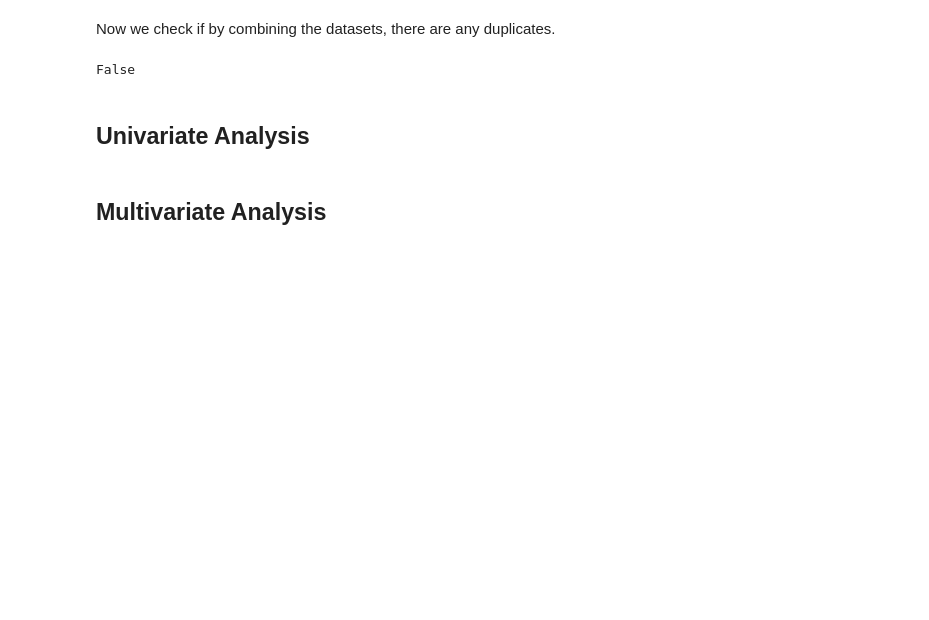
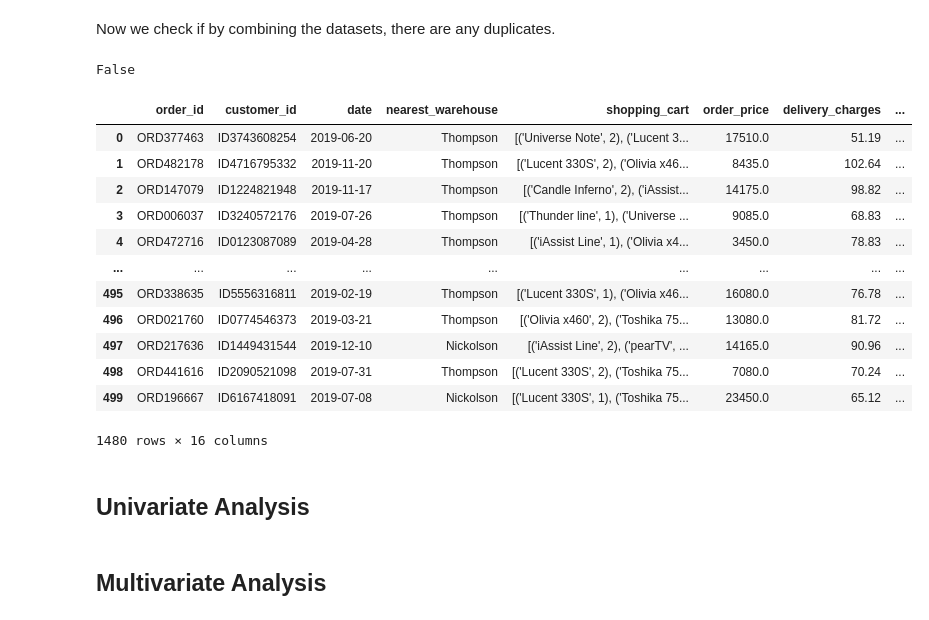
Before and after one commit to DanielTranDS/TransactionalRetailData-Wrangling-EDA, a Jupyter notebook: TransactionalRetail_Codes.ipynb, the cells around one changed output. Saved outputs shown, nothing was run; the diff lists cells and outputs as text; code cells hidden in the pictures; blank space fills up the shorter version.

Commit message:
Reset row index for the unified dataset

```diff
--- a/TransactionalRetail_Codes.ipynb
+++ b/TransactionalRetail_Codes.ipynb
@@ -1993,6 +1993,24 @@ Now we check if by combining the datasets, there are any duplicates.
 df_clean['order_id'].duplicated().any() #There are no duplicates
 # %% [output]
 False
+# %%
+#Reset row index
+df_clean.reset_index(drop=True,inplace=True)
+df_clean
+# %% [output]
+|  | order_id | customer_id | date | nearest_warehouse | shopping_cart | order_price | delivery_charges | ... |
+| 0 | ORD377463 | ID3743608254 | 2019-06-20 | Thompson | [('Universe Note', 2), ('Lucent 3... | 17510.0 | 51.19 | ... |
+| 1 | ORD482178 | ID4716795332 | 2019-11-20 | Thompson | [('Lucent 330S', 2), ('Olivia x46... | 8435.0 | 102.64 | ... |
+| 2 | ORD147079 | ID1224821948 | 2019-11-17 | Thompson | [('Candle Inferno', 2), ('iAssist... | 14175.0 | 98.82 | ... |
+| 3 | ORD006037 | ID3240572176 | 2019-07-26 | Thompson | [('Thunder line', 1), ('Universe ... | 9085.0 | 68.83 | ... |
+| 4 | ORD472716 | ID0123087089 | 2019-04-28 | Thompson | [('iAssist Line', 1), ('Olivia x4... | 3450.0 | 78.83 | ... |
+| ... | ... | ... | ... | ... | ... | ... | ... | ... |
+| 495 | ORD338635 | ID5556316811 | 2019-02-19 | Thompson | [('Lucent 330S', 1), ('Olivia x46... | 16080.0 | 76.78 | ... |
+| 496 | ORD021760 | ID0774546373 | 2019-03-21 | Thompson | [('Olivia x460', 2), ('Toshika 75... | 13080.0 | 81.72 | ... |
+| 497 | ORD217636 | ID1449431544 | 2019-12-10 | Nickolson | [('iAssist Line', 2), ('pearTV', ... | 14165.0 | 90.96 | ... |
+| 498 | ORD441616 | ID2090521098 | 2019-07-31 | Thompson | [('Lucent 330S', 2), ('Toshika 75... | 7080.0 | 70.24 | ... |
+| 499 | ORD196667 | ID6167418091 | 2019-07-08 | Nickolson | [('Lucent 330S', 1), ('Toshika 75... | 23450.0 | 65.12 | ... |
+1480 rows × 16 columns
 # %%
 #Output the unified clean df_clean into csv file
 df_clean.to_csv('df_clean.csv',index=False)
```
